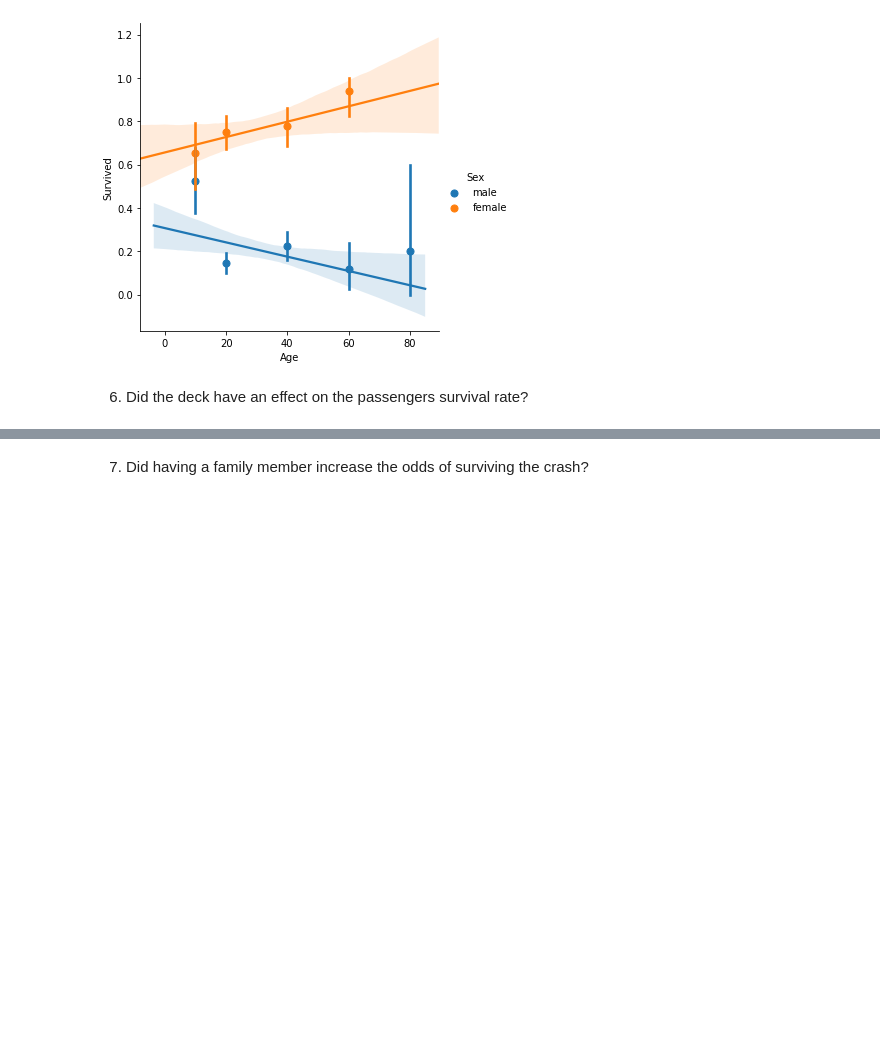
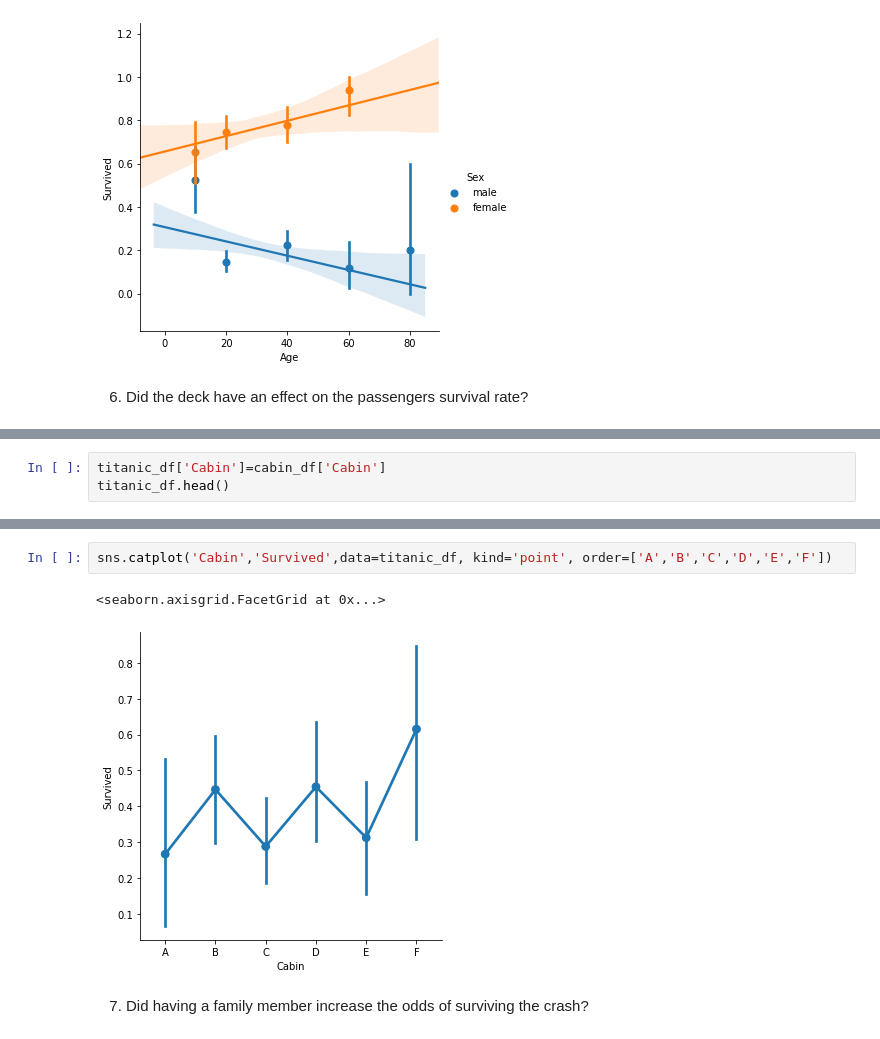
Before and after one commit to MichaelManna/Manna-PythonProjects, a Jupyter notebook: Titanic_Project.ipynb, the cells around one changed output, grey strips where cells are left out. Drawn from its saved outputs; the diff is of its cells as text; blank space fills up the shorter version.

```diff
--- a/Titanic_Project.ipynb
+++ b/Titanic_Project.ipynb
@@ -286,0 +296,3 @@ sns.lmplot('Age', 'Survived', hue='Sex', data=titanic_df, x_bins=generations)
+# %%
+titanic_df['Cabin']=cabin_df['Cabin']
+titanic_df.head()
@@ -287,2 +306,7 @@ sns.lmplot('Age', 'Survived', hue='Sex', data=titanic_df, x_bins=generations)
+# %%
+sns.catplot('Cabin','Survived',data=titanic_df, kind='point', order=['A','B','C','D','E','F'])
+# %% [output]
+<seaborn.axisgrid.FacetGrid at 0x...>
+[figure, added]
 # %% [markdown]
 7) Did having a family member increase the odds of surviving the crash?
```
Also changed, not shown: parts of 5 cells of this notebook.
